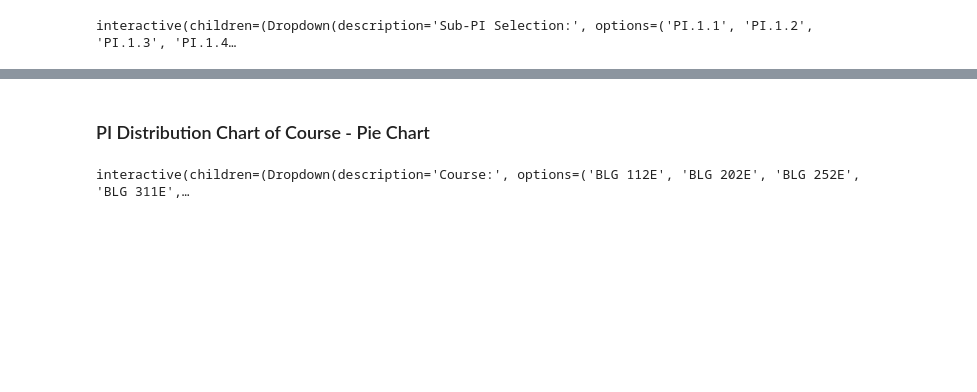
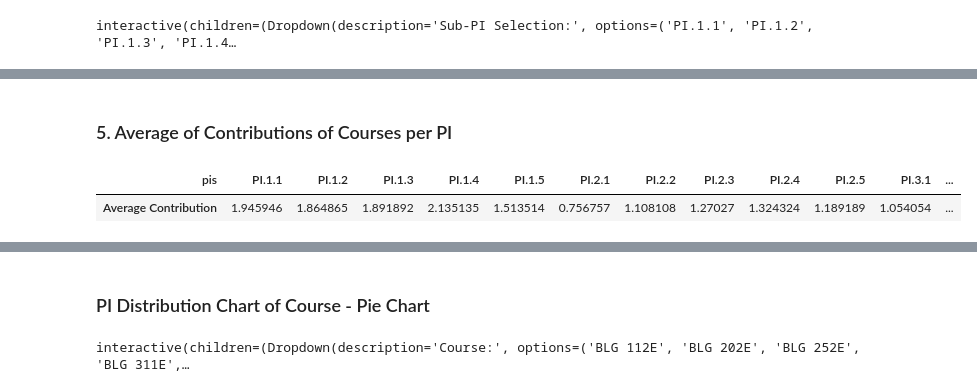
Before and after one commit to YZV-ABET/yzv_abet_src, a Jupyter notebook: src/notebooks/CourseContrib.ipynb, the cells around one changed output, grey strips where cells are left out. Cells and saved outputs as stored; diff of their text form; code cells hidden in the pictures; blank space fills up the shorter version.

```diff
--- a/src/notebooks/CourseContrib.ipynb
+++ b/src/notebooks/CourseContrib.ipynb
@@ -66,0 +59,7 @@ plot9()
+# %% [markdown]
+### 5. Average of Contributions of Courses per PI
+# %%
+average_pi_contribution()
+# %% [output]
+| pis | PI.1.1 | PI.1.2 | PI.1.3 | PI.1.4 | PI.1.5 | PI.2.1 | PI.2.2 | PI.2.3 | PI.2.4 | PI.2.5 | PI.3.1 | ... |
+| Average Contribution | 1.945946 | 1.864865 | 1.891892 | 2.135135 | 1.513514 | 0.756757 | 1.108108 | 1.27027 | 1.324324 | 1.189189 | 1.054054 | ... |
```
Also changed, not shown: parts of 23 cells of this notebook, 1 other file.
